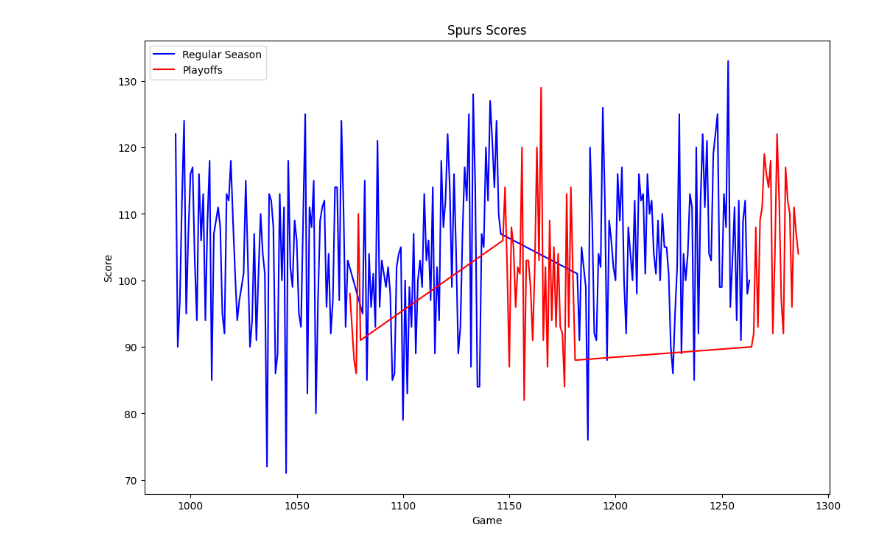
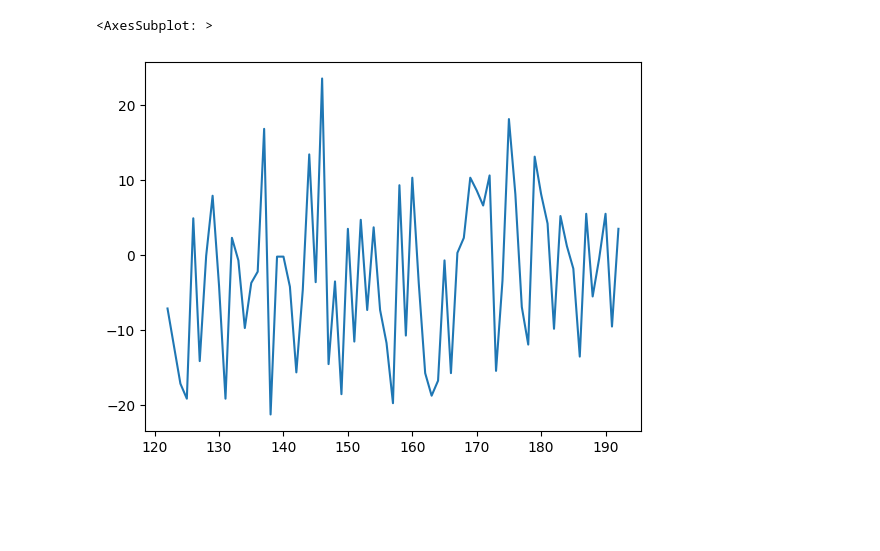
Before and after one commit to bishopcurtisj/DATA5630_Final_Project, a Jupyter notebook: src/data_processing.ipynb, the cells around one changed output. Cells and saved outputs as stored; diff of their text form; code cells hidden in the pictures; blank space fills up the shorter version.

```diff
--- a/src/data_processing.ipynb
+++ b/src/data_processing.ipynb
@@ -75,13 +109,5 @@ spurs.game_date = pd.to_datetime(spurs.game_date)
 # %%
-spurs=spurs[(spurs['season']>2010) & (spurs['season']<2015)]
+spurs[(spurs.season>2010)&(spurs.season<2016)].score_diff.plot()
+# %% [output]
+<AxesSubplot: >
+[figure, added]
-# %%
-plt.figure(figsize=(12, 8))
-plt.title('Spurs Scores')
-plt.ylabel('Score')
-plt.xlabel('Game')
-plt.plot(spurs[spurs['season_type']==0].index, spurs[spurs['season_type']==0].score, color='blue', label='Regular Season')
-plt.plot(spurs[spurs['season_type']==1].index, spurs[spurs['season_type']==1].score, color='red', label='Playoffs')
-plt.legend()
-plt.show()
-# %% [output]
-[figure, removed]
```
Also changed, not shown: parts of 15 cells of this notebook, 11 other files.
